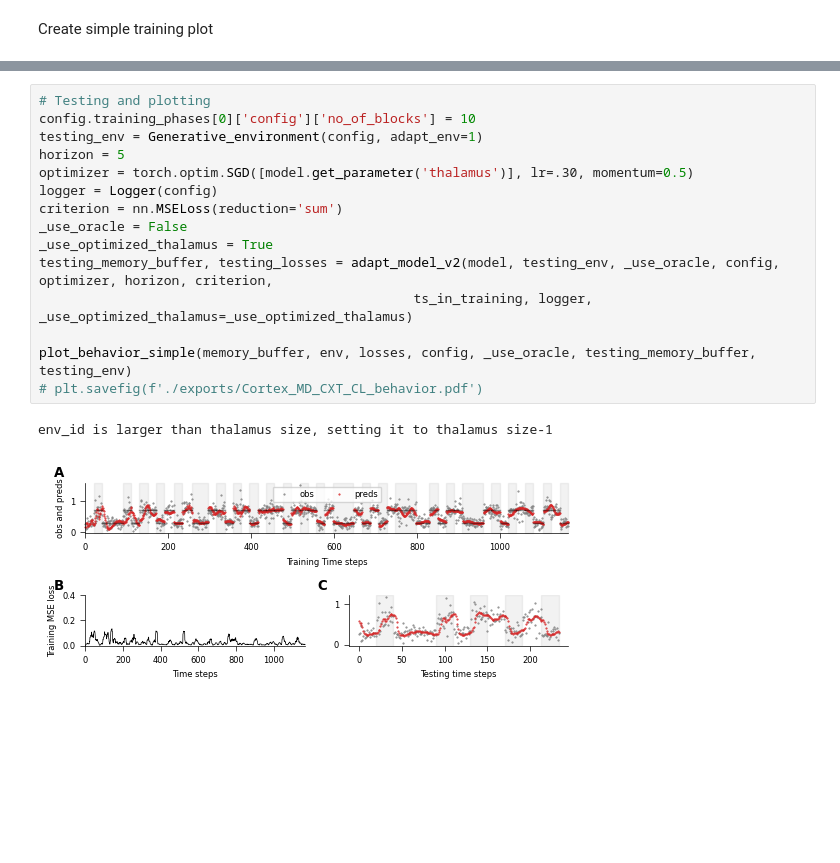
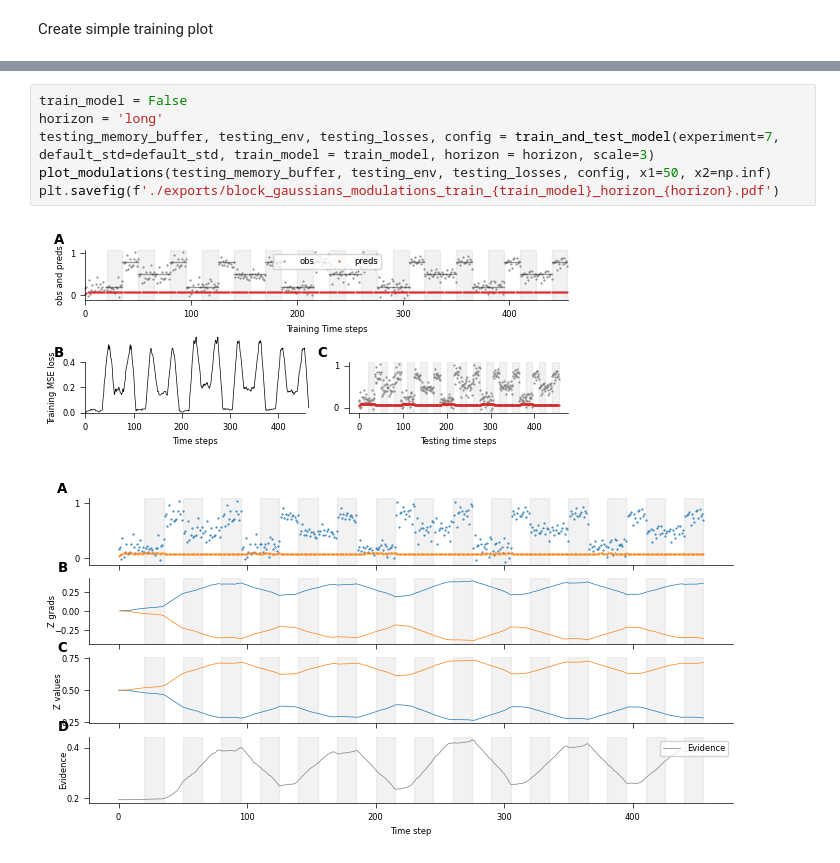
Before and after one commit to hummosa/contextual_switching_task, a Jupyter notebook: hierarchical_gaussians.ipynb, the cells around one changed output, grey strips where cells are left out. Drawn from its saved outputs; the diff is of its cells as text; blank space fills up the shorter version.

```diff
--- a/hierarchical_gaussians.ipynb
+++ b/hierarchical_gaussians.ipynb
@@ -251,18 +182,9 @@ env_id is larger than thalamus size, setting it to thalamus size-1
-# %%
-# Testing and plotting
-config.training_phases[0]['config']['no_of_blocks'] = 10
-testing_env = Generative_environment(config, adapt_env=1)
-horizon = 5
-optimizer = torch.optim.SGD([model.get_parameter('thalamus')], lr=.30, momentum=0.5)
-logger = Logger(config)
-criterion = nn.MSELoss(reduction='sum')
-_use_oracle = False
-_use_optimized_thalamus = True
-testing_memory_buffer, testing_losses = adapt_model_v2(model, testing_env, _use_oracle, config, optimizer, horizon, criterion,
-                                                ts_in_training, logger, _use_optimized_thalamus=_use_optimized_thalamus)
-
-plot_behavior_simple(memory_buffer, env, losses, config, _use_oracle, testing_memory_buffer, testing_env)
-# plt.savefig(f'./exports/Cortex_MD_CXT_CL_behavior.pdf')
-# %% [output]
-env_id is larger than thalamus size, setting it to thalamus size-1
-[figure, removed]
+# %%
+train_model = False
+horizon = 'long'
+testing_memory_buffer, testing_env, testing_losses, config = train_and_test_model(experiment=7, default_std=default_std, train_model = train_model, horizon = horizon, scale=3)
+plot_modulations(testing_memory_buffer, testing_env, testing_losses, config, x1=50, x2=np.inf)
+plt.savefig(f'./exports/block_gaussians_modulations_train_{train_model}_horizon_{horizon}.pdf')
+# %% [output]
+[figure, added]
+[figure, added]
```
Also changed, not shown: parts of 16 cells of this notebook, 2 other files.
